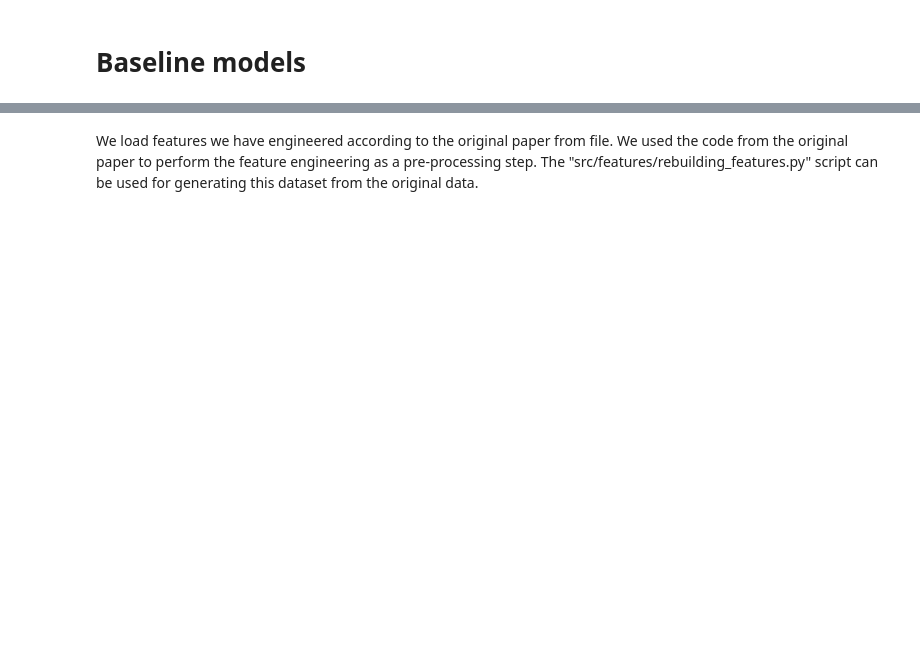
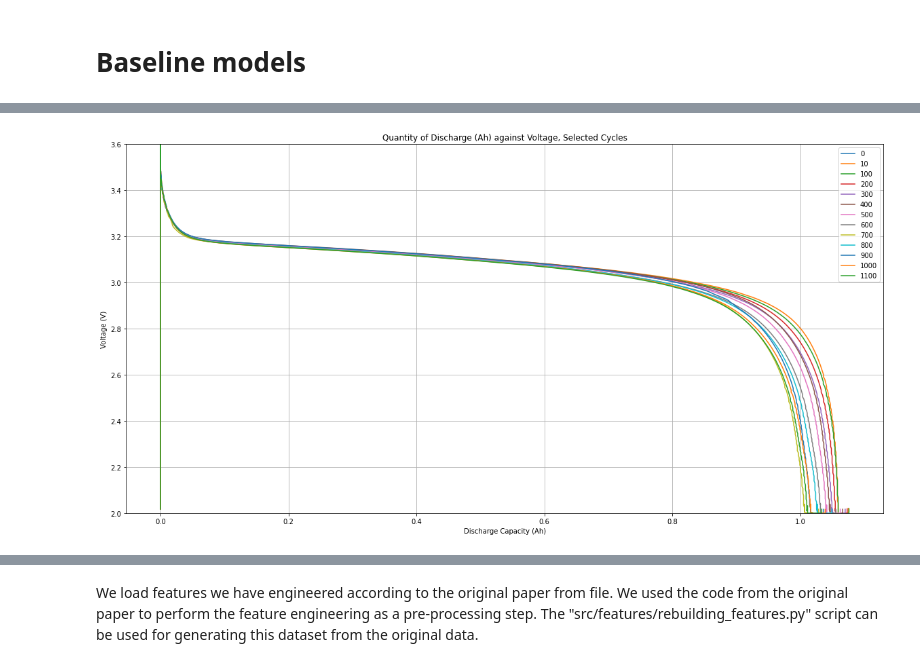
Before and after one commit to LourensWalters/battery-cycle-life, a Jupyter notebook: src/notebooks/battery life cycle prediction.ipynb, the cells around one changed output, grey strips where cells are left out. Drawn from its saved outputs; the diff is of its cells as text; code cells hidden in the pictures; blank space fills up the shorter version.

```diff
--- a/src/notebooks/battery life cycle prediction.ipynb
+++ b/src/notebooks/battery life cycle prediction.ipynb
@@ -12,0 +95,14 @@ from sklearn.metrics import mean_squared_error, accuracy_score
+# %%
+plt.figure(figsize=(20,10))
+for i, cycle in batch1["b1c0"]["cycles"].items():
+    if (int(i)==10) | (int(i) % 100 == 0):
+        plt.plot(cycle["Qd"], cycle["V"], label=i)
+plt.title('Quantity of Discharge (Ah) against Voltage, Selected Cycles')
+_ = plt.ylabel('Voltage (V)')
+_ = plt.xlabel('Discharge Capacity (Ah)')
+plt.ylim(2,3.6)
+plt.grid()
+plt.legend()
+plt.show()
+# %% [output]
+[figure, added]
```
Also changed, not shown: parts of 35 cells of this notebook, 2 other files.
